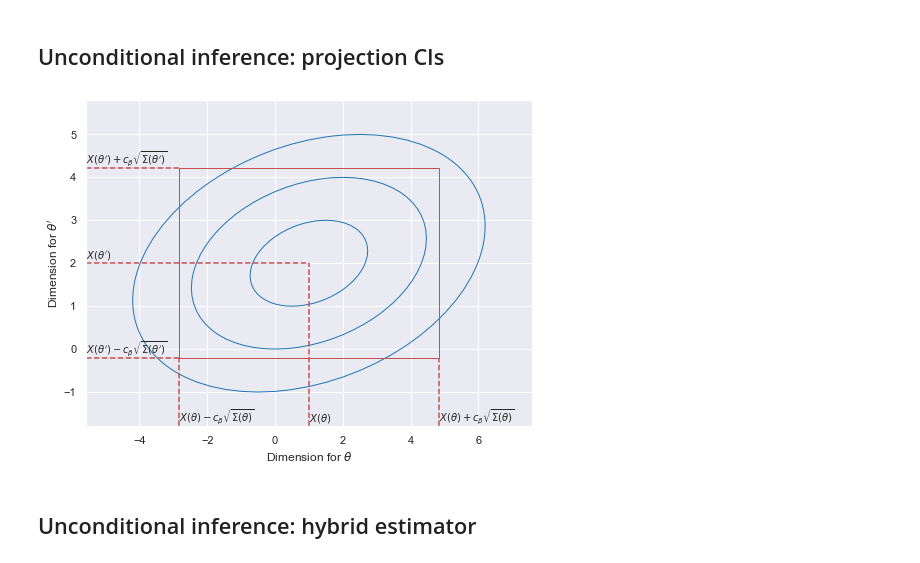
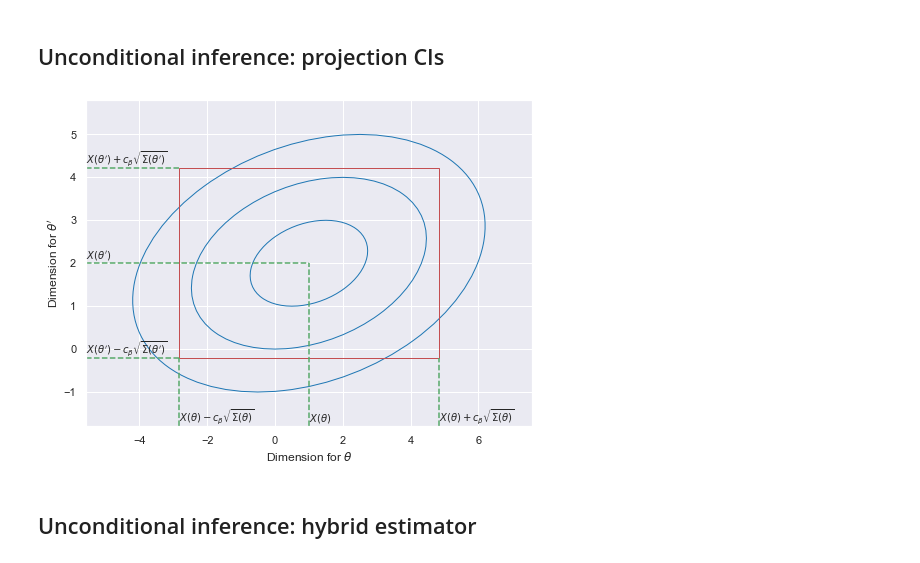
Before and after one commit to arfon/conditional-inference-joss, a Jupyter notebook: examples/losers_presentation.ipynb, the cells around one changed output. Saved outputs shown, nothing was run; the diff lists cells and outputs as text; code cells hidden in the pictures.

```diff
--- a/examples/losers_presentation.ipynb
+++ b/examples/losers_presentation.ipynb
@@ -77,40 +92,41 @@ confidence_ellipse(x, cov, ax)
 # draw K-dimensional rectangle containing 1 - \beta of the joint distribution
 projection_length = RQU(x, cov).compute_projection_quantile(.05) * np.sqrt(np.diag(cov))
 ax.add_patch(
     Rectangle(
         (x[0] - projection_length[0], x[1] - projection_length[1]),
         2 * projection_length[0],
         2 * projection_length[1],
         facecolor="none",
         edgecolor=palette[3]
     )
 )
 
 y_offset = .015 * (ylim[1] - ylim[0])
 
 # projection onto the dimension for \theta
 ax.set_xlabel(r"Dimension for $\theta$")
-ax.axvline(x[0], ymax=.5, linestyle="--", color=palette[3])
+ax.axvline(x[0], ymax=.5, linestyle="--", color=palette[2])
 ax.text(x[0], ylim[0] + y_offset, r"$X(\theta)$")
 ymax = (ylim[1] - (x[1] + projection_length[1])) / (ylim[1] - ylim[0])
-ax.axvline(x[0] - projection_length[0], ymax=ymax, linestyle="--", color=palette[3])
+ax.axvline(x[0] - projection_length[0], ymax=ymax, linestyle="--", color=palette[2])
 ax.text(x[0] - projection_length[0], ylim[0] + y_offset, r"$X(\theta) - c_\beta \sqrt{\Sigma(\theta)}$")
-ax.axvline(x[0] + projection_length[0], ymax=ymax, linestyle="--", color=palette[3])
+ax.axvline(x[0] + projection_length[0], ymax=ymax, linestyle="--", color=palette[2])
 ax.text(x[0] + projection_length[0], ylim[0] + y_offset, r"$X(\theta) + c_\beta \sqrt{\Sigma(\theta)}$")
 
 # project onto the dimension for \theta'
 ax.set_ylabel(r"Dimension for $\theta'$")
-ax.axhline(x[1], xmax=.5, linestyle="--", color=palette[3])
+ax.axhline(x[1], xmax=.5, linestyle="--", color=palette[2])
 ax.text(xlim[0], x[1] + y_offset, r"$X(\theta')$")
 xmax = (xlim[1] - (x[0] + projection_length[0])) / (xlim[1] - xlim[0])
-ax.axhline(x[1] - projection_length[1], xmax=xmax, linestyle="--", color=palette[3])
+ax.axhline(x[1] - projection_length[1], xmax=xmax, linestyle="--", color=palette[2])
 ax.text(xlim[0], x[1] - projection_length[1] + y_offset, r"$X(\theta') - c_\beta \sqrt{\Sigma(\theta')}$")
-ax.axhline(x[1] + projection_length[1], xmax=xmax, linestyle="--", color=palette[3])
+ax.axhline(x[1] + projection_length[1], xmax=xmax, linestyle="--", color=palette[2])
 ax.text(xlim[0], x[1] + projection_length[1] + y_offset, r"$X(\theta') + c_\beta \sqrt{\Sigma(\theta')}$")
 
+fig.savefig("projection.png")
 plt.show()
 # %% [output]
-[figure, old version]
+[figure, new version]
 # %% [markdown]
 ## Unconditional inference: hybrid estimator
 # %%
```
Also changed, not shown: parts of 3 cells of this notebook, 4 other files.
